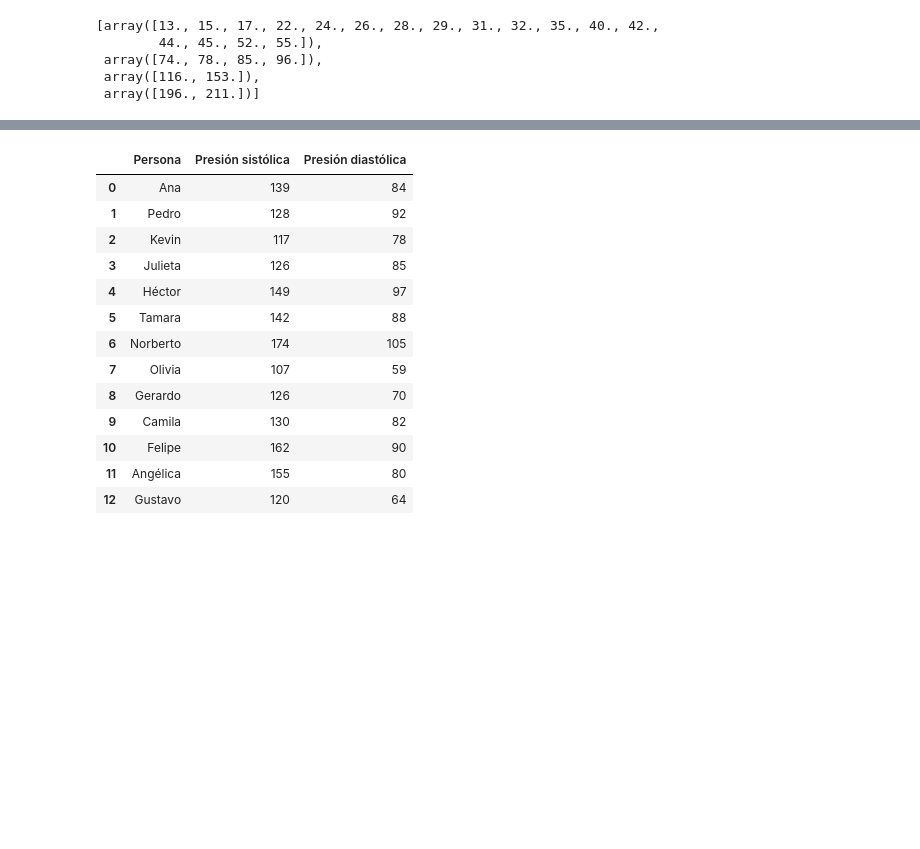
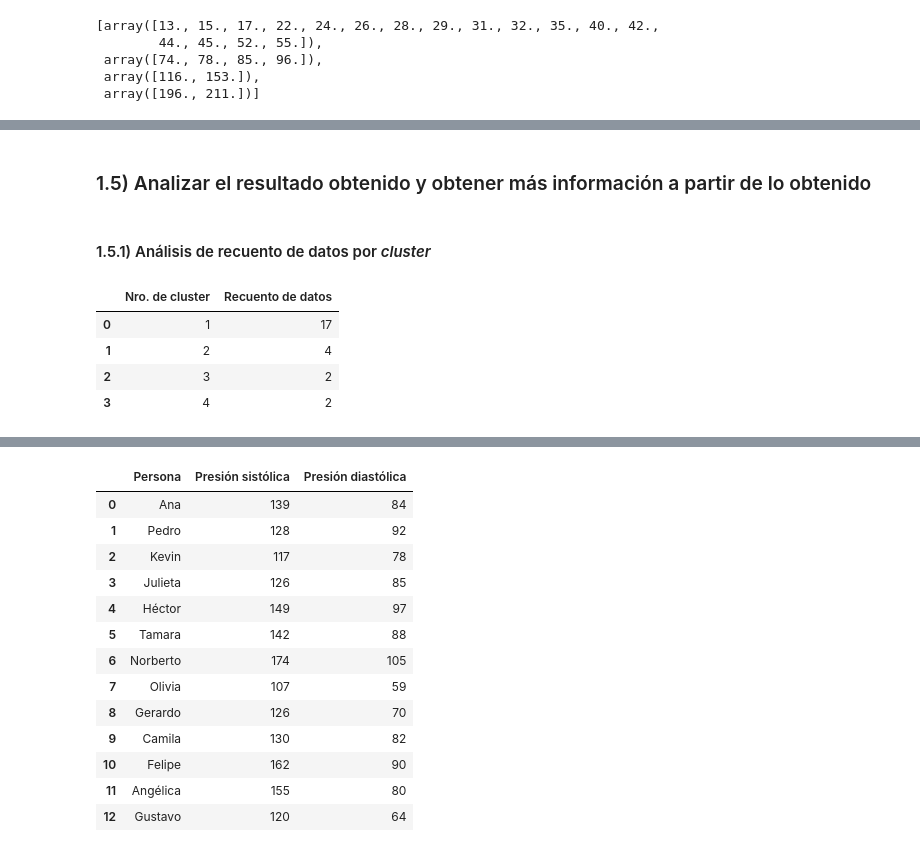
Before and after one commit to Relaxingmusic0474/CK-Means, a Jupyter notebook: ckmeans_ejemplo_inventado.ipynb, the cells around one changed output, grey strips where cells are left out. Cells and saved outputs as stored; diff of their text form; code cells hidden in the pictures; blank space fills up the shorter version.

```diff
--- a/ckmeans_ejemplo_inventado.ipynb
+++ b/ckmeans_ejemplo_inventado.ipynb
@@ -284,0 +293,17 @@ ckmeans(AQI_data_np, nro_clusters)
+# %% [markdown]
+### 1.5) Analizar el resultado obtenido y obtener más información a partir de lo obtenido
+# %% [markdown]
+#### 1.5.1) Análisis de recuento de datos por _cluster_
+# %%
+analysis_clustering_AQIs_df = pd.DataFrame()
+
+analysis_clustering_AQIs_df["Nro. de cluster"] = [1, 2, 3, 4]
+analysis_clustering_AQIs_df["Recuento de datos"] = [len(c) for c in clustering_AQIs]
+
+analysis_clustering_AQIs_df
+# %% [output]
+|  | Nro. de cluster | Recuento de datos |
+| 0 | 1 | 17 |
+| 1 | 2 | 4 |
+| 2 | 3 | 2 |
+| 3 | 4 | 2 |
```
Also changed, not shown: parts of 8 cells of this notebook.
